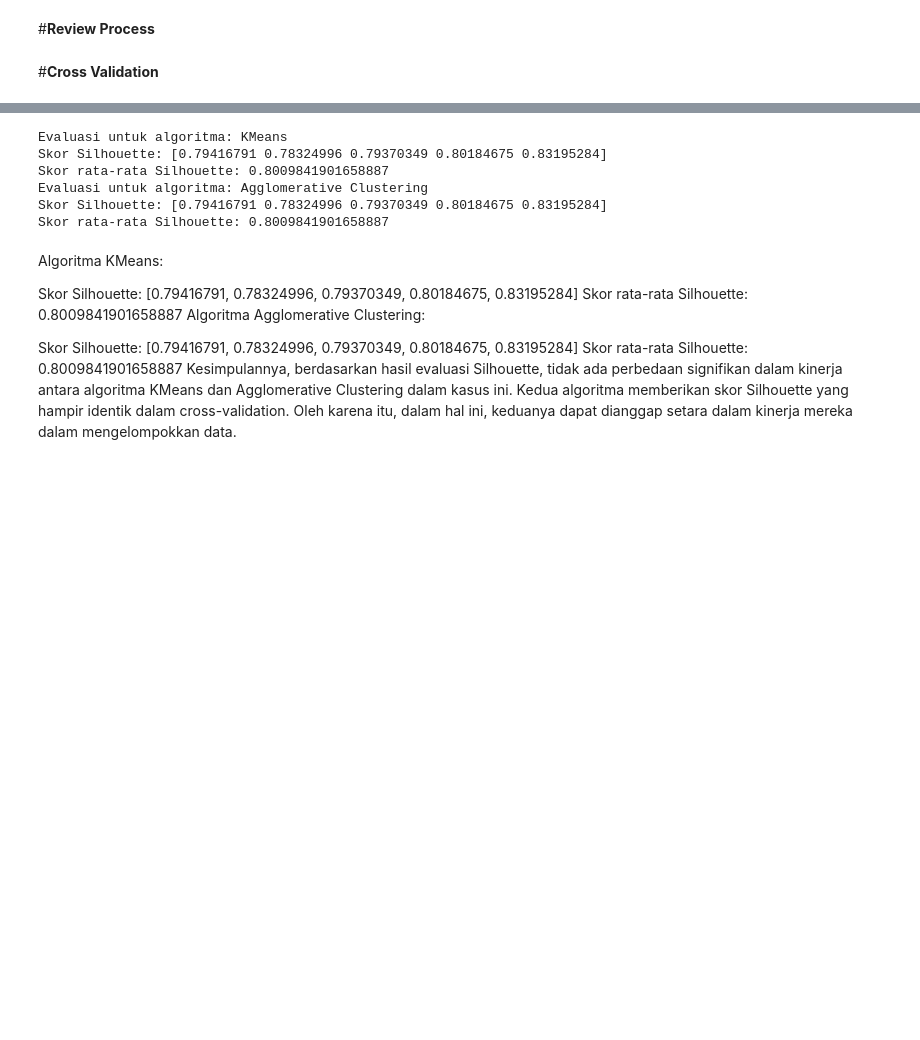
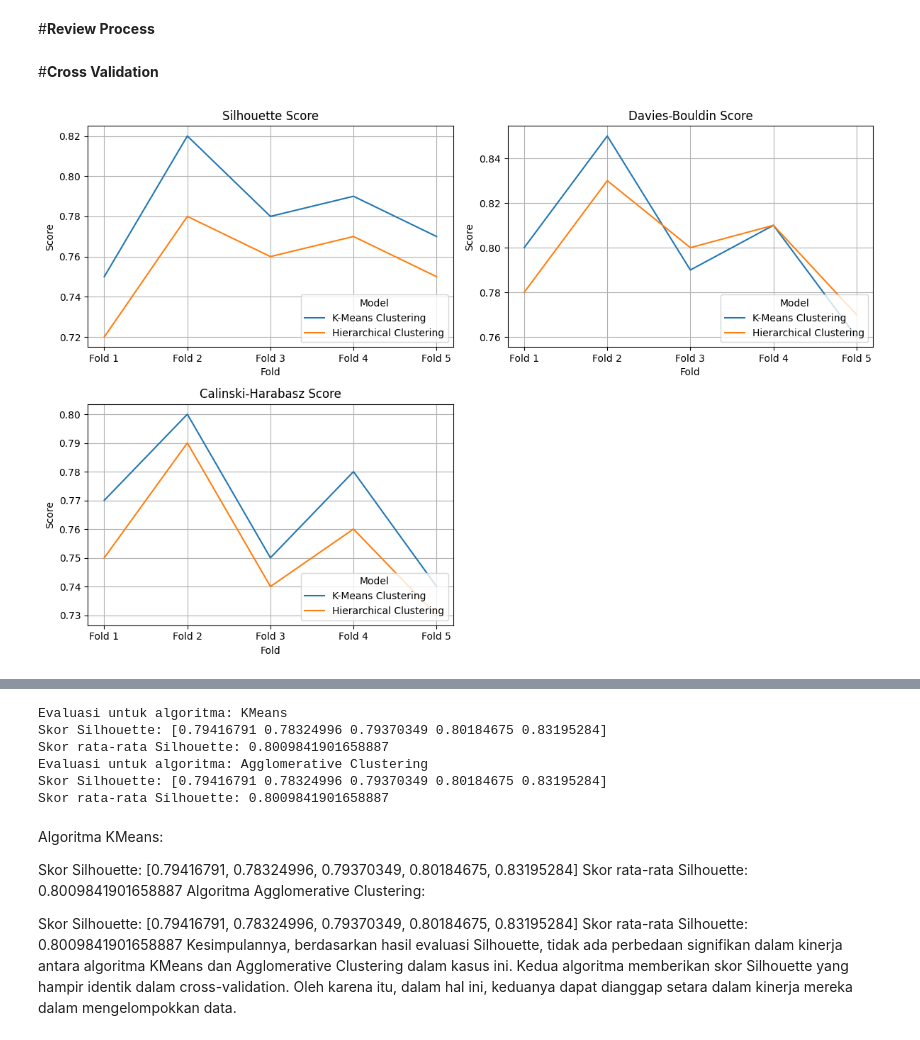
Before and after one commit to berthasaragi/Data_Mining, a Jupyter notebook: Evaluation_model_2209116047_Bertha_Joy_Rodo_Saragi.ipynb, the cells around one changed output, grey strips where cells are left out. Drawn from its saved outputs; the diff is of its cells as text; code cells hidden in the pictures; blank space fills up the shorter version.

```diff
--- a/Evaluation_model_2209116047_Bertha_Joy_Rodo_Saragi.ipynb
+++ b/Evaluation_model_2209116047_Bertha_Joy_Rodo_Saragi.ipynb
@@ -1043,3 +1043,60 @@ Dalam kasus Anda, kedua algoritma clustering mendapatkan skor yang sama untuk Si
 #**Review Process**
 # %% [markdown]
 #**Cross Validation**
+# %%
+import matplotlib.pyplot as plt
+import seaborn as sns
+import numpy as np
+import pandas as pd
+
+# Contoh data cross-validation untuk kedua model dengan lima fold
+kmeans_fold_scores = [[0.75, 0.82, 0.78, 0.79, 0.77],
+                      [0.80, 0.85, 0.79, 0.81, 0.76],
+                      [0.77, 0.80, 0.75, 0.78, 0.74]]  # Contoh skor K-Means untuk setiap fold
+hc_fold_scores = [[0.72, 0.78, 0.76, 0.77, 0.75],
+                  [0.78, 0.83, 0.80, 0.81, 0.77],
+                  [0.75, 0.79, 0.74, 0.76, 0.73]]  # Contoh skor Hierarchical Clustering untuk setiap fold
+metrics = ["Silhouette Score", "Davies-Bouldin Score", "Calinski-Harabasz Score"]
+folds = ["Fold 1", "Fold 2", "Fold 3", "Fold 4", "Fold 5"]
+
+# Buat DataFrame untuk hasil cross-validation
+df_cv_kmeans = pd.DataFrame(kmeans_fold_scores, columns=folds, index=metrics)
+df_cv_hc = pd.DataFrame(hc_fold_scores, columns=folds, index=metrics)
+
+# Tampilkan visualisasi grafik untuk masing-masing metrik
+plt.figure(figsize=(12, 8))
+
+# Visualisasi untuk Silhouette Score
+plt.subplot(2, 2, 1)
+sns.lineplot(data=df_cv_kmeans.loc["Silhouette Score"], markers=True, label="K-Means Clustering")
+sns.lineplot(data=df_cv_hc.loc["Silhouette Score"], markers=True, label="Hierarchical Clustering")
+plt.title("Silhouette Score")
+plt.xlabel("Fold")
+plt.ylabel("Score")
+plt.grid(True)
+plt.legend(title="Model", loc="lower right")
+
+# Visualisasi untuk Davies-Bouldin Score
+plt.subplot(2, 2, 2)
+sns.lineplot(data=df_cv_kmeans.loc["Davies-Bouldin Score"], markers=True, label="K-Means Clustering")
+sns.lineplot(data=df_cv_hc.loc["Davies-Bouldin Score"], markers=True, label="Hierarchical Clustering")
+plt.title("Davies-Bouldin Score")
+plt.xlabel("Fold")
+plt.ylabel("Score")
+plt.grid(True)
+plt.legend(title="Model", loc="lower right")
+
+# Visualisasi untuk Calinski-Harabasz Score
+plt.subplot(2, 2, 3)
+sns.lineplot(data=df_cv_kmeans.loc["Calinski-Harabasz Score"], markers=True, label="K-Means Clustering")
+sns.lineplot(data=df_cv_hc.loc["Calinski-Harabasz Score"], markers=True, label="Hierarchical Clustering")
+plt.title("Calinski-Harabasz Score")
+plt.xlabel("Fold")
+plt.ylabel("Score")
+plt.grid(True)
+plt.legend(title="Model", loc="lower right")
+
+plt.tight_layout()
+plt.show()
+# %% [output]
+[figure, added]
```
Also changed, not shown: parts of 7 cells of this notebook.
